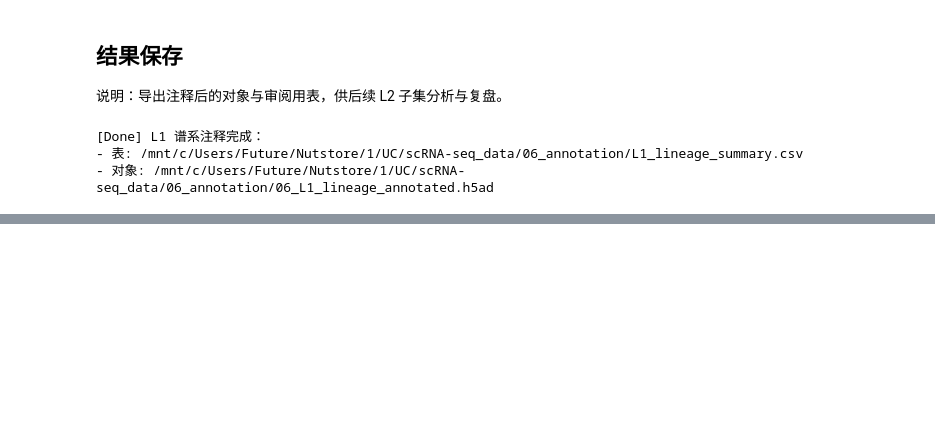
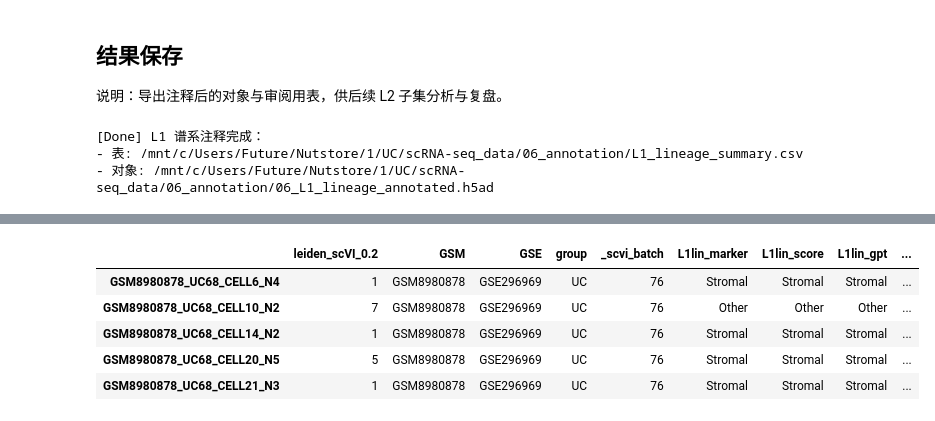
Before and after one commit to MedXLab-SWMU/UC_Treg_Project, a Jupyter notebook: notebooks/2_annotation/L1/L1_lineage_annotation.ipynb, the cells around one changed output, grey strips where cells are left out. Cells and saved outputs as stored; diff of their text form; code cells hidden in the pictures; blank space fills up the shorter version.

```diff
--- a/notebooks/2_annotation/L1/L1_lineage_annotation.ipynb
+++ b/notebooks/2_annotation/L1/L1_lineage_annotation.ipynb
@@ -443,0 +446,2 @@ print(f"[Done] L1 谱系注释完成：\n- 表: {OUT_CSV}\n- 对象: {OUT_H5AD}"
+# %%
+adata=sc.read_h5ad(OUT_H5AD)
@@ -443,0 +563,9 @@ print(f"[Done] L1 谱系注释完成：\n- 表: {OUT_CSV}\n- 对象: {OUT_H5AD}"
+# %%
+adata_slim.obs.head()
+# %% [output]
+|  | leiden_scVI_0.2 | GSM | GSE | group | _scvi_batch | L1lin_marker | L1lin_score | L1lin_gpt | ... |
+| GSM8980878_UC68_CELL6_N4 | 1 | GSM8980878 | GSE296969 | UC | 76 | Stromal | Stromal | Stromal | ... |
+| GSM8980878_UC68_CELL10_N2 | 7 | GSM8980878 | GSE296969 | UC | 76 | Other | Other | Other | ... |
+| GSM8980878_UC68_CELL14_N2 | 1 | GSM8980878 | GSE296969 | UC | 76 | Stromal | Stromal | Stromal | ... |
+| GSM8980878_UC68_CELL20_N5 | 5 | GSM8980878 | GSE296969 | UC | 76 | Stromal | Stromal | Stromal | ... |
+| GSM8980878_UC68_CELL21_N3 | 1 | GSM8980878 | GSE296969 | UC | 76 | Stromal | Stromal | Stromal | ... |
```
Also changed, not shown: parts of 7 cells of this notebook, 1 other file.
